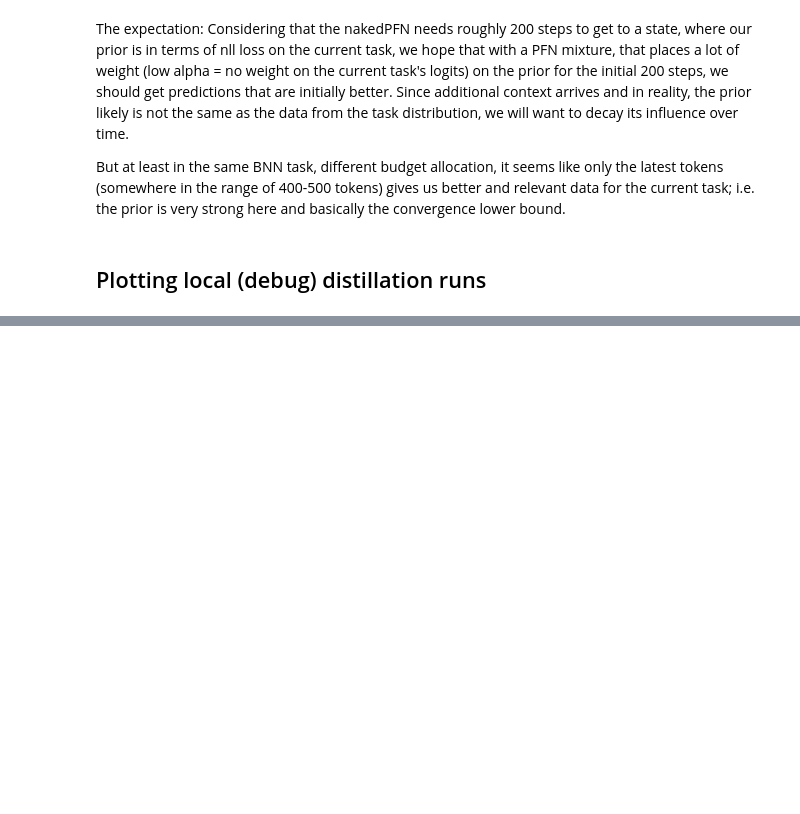
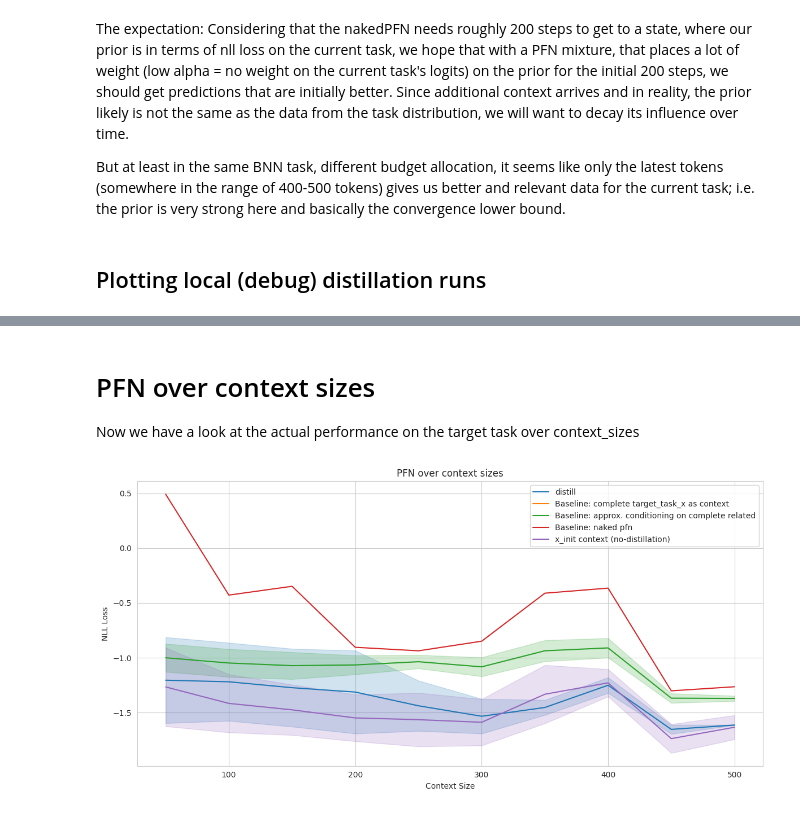
Before and after one commit to timruhkopf/ExperiencedFT-PFNs, a Jupyter notebook: src/plots/demo_results.ipynb, the cells around one changed output, grey strips where cells are left out. Drawn from its saved outputs; the diff is of its cells as text; code cells hidden in the pictures; blank space fills up the shorter version.

```diff
--- a/src/plots/demo_results.ipynb
+++ b/src/plots/demo_results.ipynb
@@ -147,0 +174,24 @@ plt.show()
+# %% [markdown]
+# PFN over context sizes
+Now we have a look at the actual performance on the target task over context_sizes
+# %%
+keys = ['distill',
+       'Baseline: complete target_task_x as context',
+       'Baseline: approx. conditioning on complete related',
+       'Baseline: naked pfn', 'x_init context (no-distillation)']
+
+ax = None
+for key in keys:
+    ax = logger.plot_scalar_curve(
+        metric=key,
+        title=f"PFN over context sizes",
+        x='context_size',
+        plot=False,
+        ax=ax,
+    )
+ax.set_xlabel("Context Size")
+ax.set_ylabel("NLL Loss")
+ax.set_title(f"PFN over context sizes")
+plt.show()
+# %% [output]
+[figure, added]
```
Also changed, not shown: parts of 8 cells of this notebook, 2 other files.
